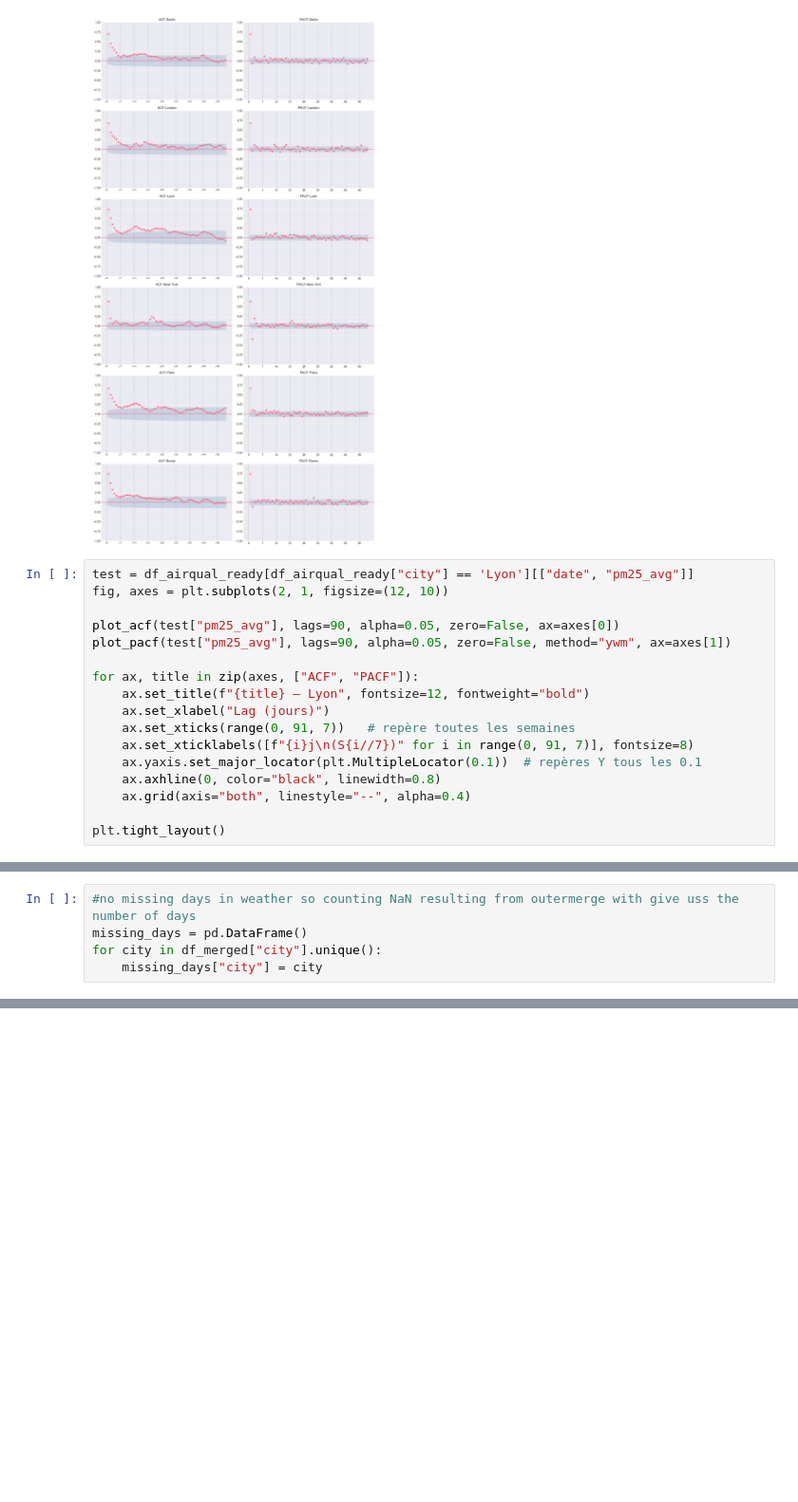
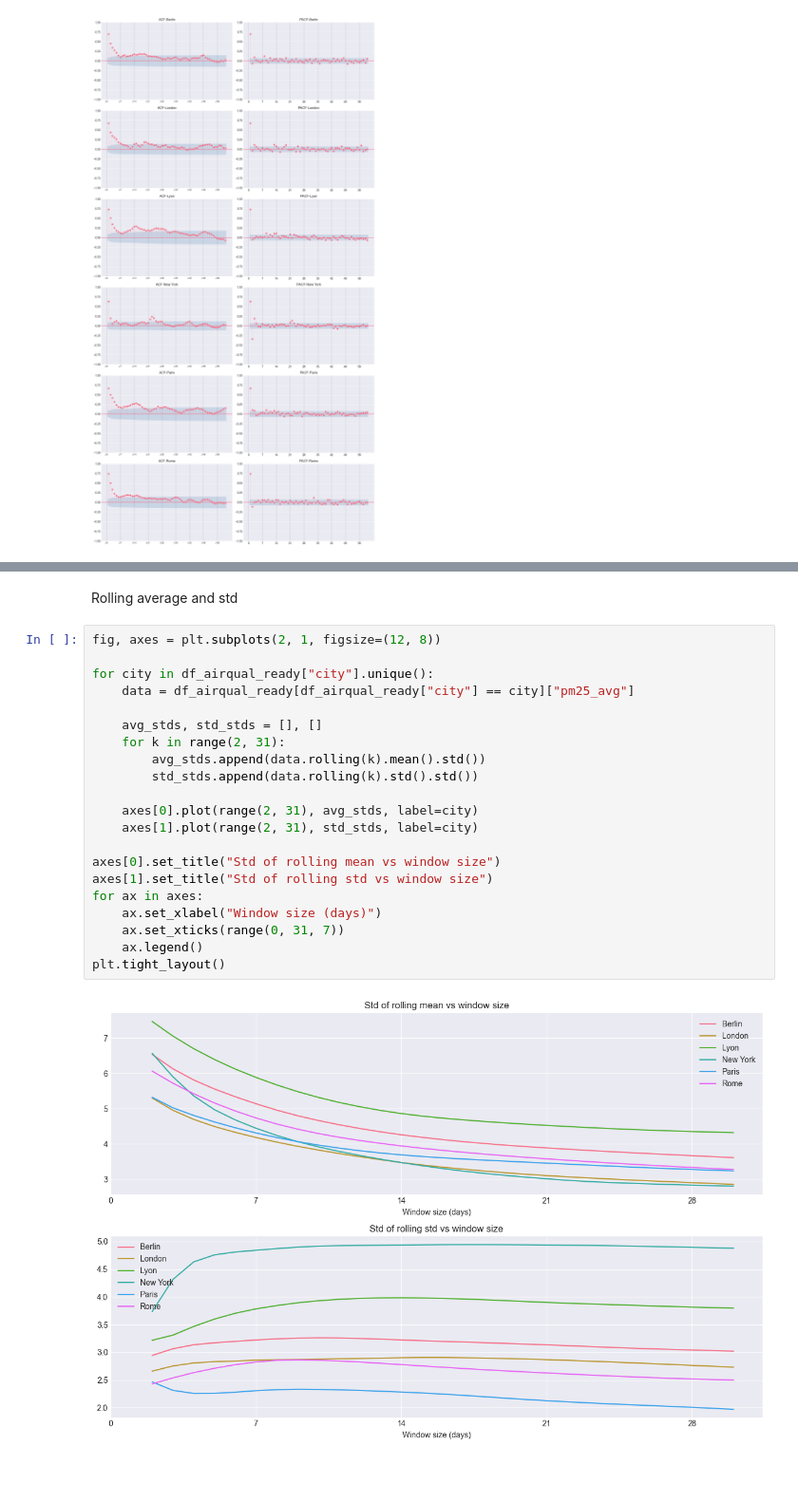
Before and after one commit to PabloRougerie/breathe_project, a Jupyter notebook: notebooks/eda.ipynb, the cells around one changed output, grey strips where cells are left out. Shown at 95% size. Saved outputs shown, nothing was run; the diff lists cells and outputs as text; blank space fills up the shorter version.

Commit message:
chore(eda, utils): finish EDA with ACF/PACF analysis, clean up notebook, add load and merge utils

```diff
--- a/notebooks/eda.ipynb
+++ b/notebooks/eda.ipynb
@@ -743,20 +733,3 @@ for idx, city in enumerate(df_airqual_ready["city"].unique()):
 plt.tight_layout()
 # %% [output]
 [figure]
-# %%
-test = df_airqual_ready[df_airqual_ready["city"] == 'Lyon'][["date", "pm25_avg"]]
-fig, axes = plt.subplots(2, 1, figsize=(12, 10))
-
-plot_acf(test["pm25_avg"], lags=90, alpha=0.05, zero=False, ax=axes[0])
-plot_pacf(test["pm25_avg"], lags=90, alpha=0.05, zero=False, method="ywm", ax=axes[1])
-
-for ax, title in zip(axes, ["ACF", "PACF"]):
-    ax.set_title(f"{title} — Lyon", fontsize=12, fontweight="bold")
-    ax.set_xlabel("Lag (jours)")
-    ax.set_xticks(range(0, 91, 7))   # repère toutes les semaines
-    ax.set_xticklabels([f"{i}j\n(S{i//7})" for i in range(0, 91, 7)], fontsize=8)
-    ax.yaxis.set_major_locator(plt.MultipleLocator(0.1))  # repères Y tous les 0.1
-    ax.axhline(0, color="black", linewidth=0.8)
-    ax.grid(axis="both", linestyle="--", alpha=0.4)
-
-plt.tight_layout()
@@ -805,5 +735,0 @@ df[df["city"] == "Santiago"]
-# %%
-#no missing days in weather so counting NaN resulting from outermerge with give uss the number of days
-missing_days = pd.DataFrame()
-for city in df_merged["city"].unique():
-    missing_days["city"] = city
@@ -838,2 +801,27 @@ plt.show()
+# %% [markdown]
+Rolling average and std
+# %%
+fig, axes = plt.subplots(2, 1, figsize=(12, 8))
+
+for city in df_airqual_ready["city"].unique():
+    data = df_airqual_ready[df_airqual_ready["city"] == city]["pm25_avg"]
+
+    avg_stds, std_stds = [], []
+    for k in range(2, 31):
+        avg_stds.append(data.rolling(k).mean().std())
+        std_stds.append(data.rolling(k).std().std())
+
+    axes[0].plot(range(2, 31), avg_stds, label=city)
+    axes[1].plot(range(2, 31), std_stds, label=city)
+
+axes[0].set_title("Std of rolling mean vs window size")
+axes[1].set_title("Std of rolling std vs window size")
+for ax in axes:
+    ax.set_xlabel("Window size (days)")
+    ax.set_xticks(range(0, 31, 7))
+    ax.legend()
+plt.tight_layout()
+# %% [output]
+[figure, added]
 # %% [markdown]
 ##
```
Also changed, not shown: parts of 14 cells of this notebook, 1 other file.
